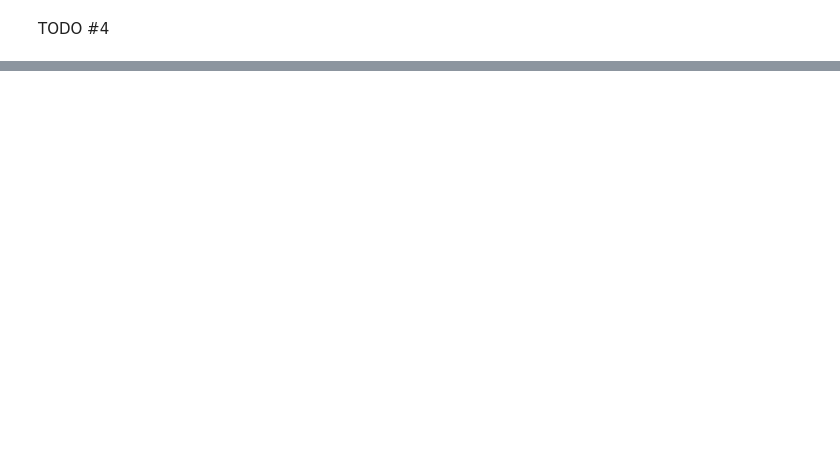
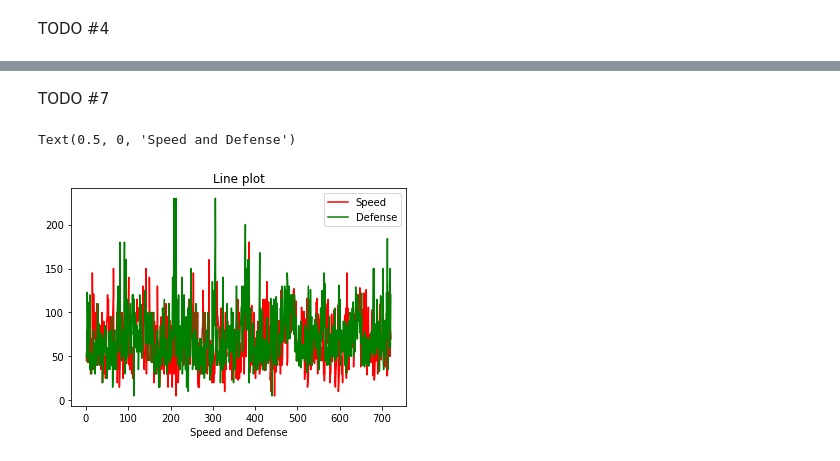
Before and after one commit to srijanmalhotra2711/bootcamp-data-science, a Jupyter notebook: task-week-3/Task3.ipynb, the cells around one changed output, grey strips where cells are left out. Cells and saved outputs as stored; diff of their text form; code cells hidden in the pictures; blank space fills up the shorter version.

```diff
--- a/task-week-3/Task3.ipynb
+++ b/task-week-3/Task3.ipynb
@@ -40,0 +64,3 @@ print(a)
+# %%
+pokemon = pd.read_csv('pokemon_data.csv', index_col=0)
+pokemon.head()
@@ -40,0 +116,11 @@ print(a)
+# %% [markdown]
+TODO #7
+# %%
+plt.title("Line plot")
+plt.plot(pokemon['Speed'], color="Red")
+plt.plot(pokemon['Defense'], color="Green")
+plt.legend(["Speed","Defense"])
+plt.xlabel("Speed and Defense")
+# %% [output]
+Text(0.5, 0, 'Speed and Defense')
+[figure, added]
```
Also changed, not shown: parts of 41 cells of this notebook.
